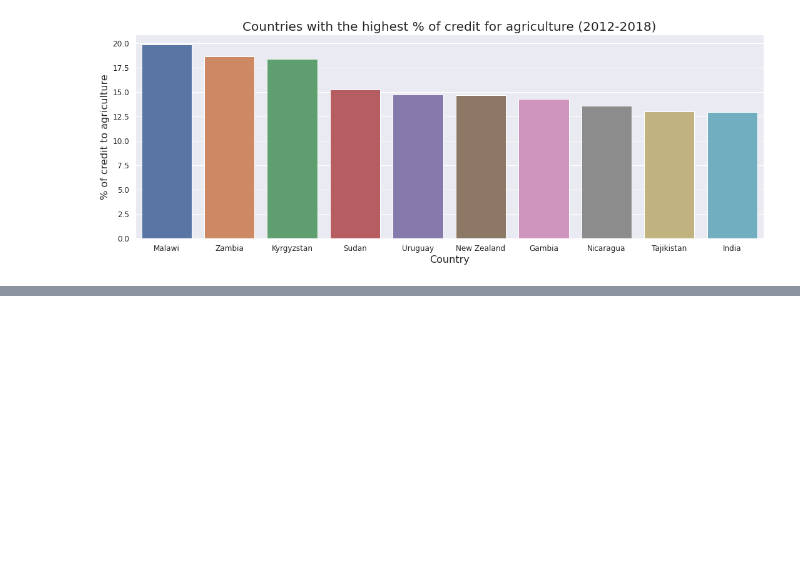
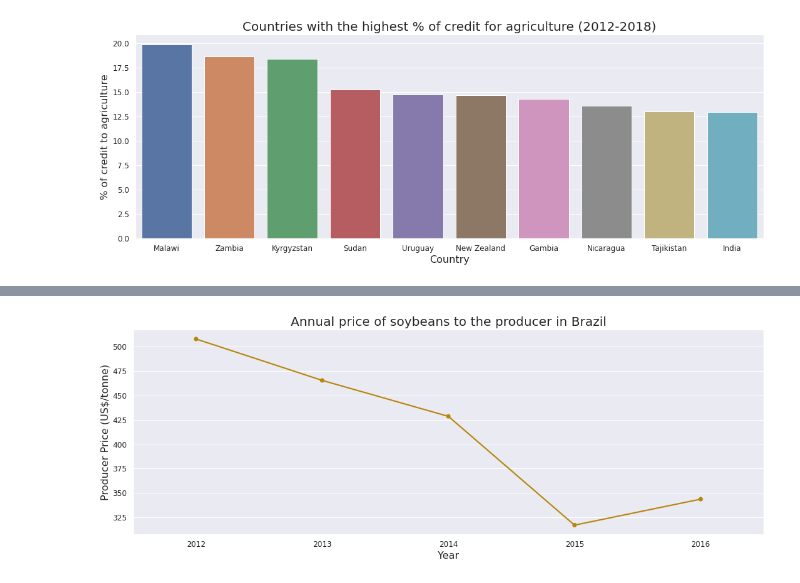
Before and after one commit to josehenriqueroveda/credit_agriculture, a Jupyter notebook: creditAgroBr.ipynb, the cells around one changed output, grey strips where cells are left out. Cells and saved outputs as stored; diff of their text form; code cells hidden in the pictures; blank space fills up the shorter version.

```diff
--- a/creditAgroBr.ipynb
+++ b/creditAgroBr.ipynb
@@ -138,0 +176,14 @@ plt.show()
+# %%
+soybeans_prices = df_pp[df_pp['Item'] == 'Soybeans']
+
+plt.figure(figsize=(18,6))
+
+g4 = sns.pointplot(x=soybeans_prices.Year, y=soybeans_prices.Value, color='darkgoldenrod', scale=0.8)
+g4.set_xticklabels(labels=soybeans_prices['Year'], fontsize=12, rotation=0)
+g4.set_xlabel(xlabel='Year', fontsize=16)
+g4.set_ylabel(ylabel='Producer Price (US$/tonne)', fontsize=16)
+g4.set_title(label='Annual price of soybeans to the producer in Brazil', fontsize=20)
+plt.ticklabel_format(style='plain', axis='y')
+plt.show()
+# %% [output]
+[figure, added]
```
Also changed, not shown: parts of 7 cells of this notebook.
